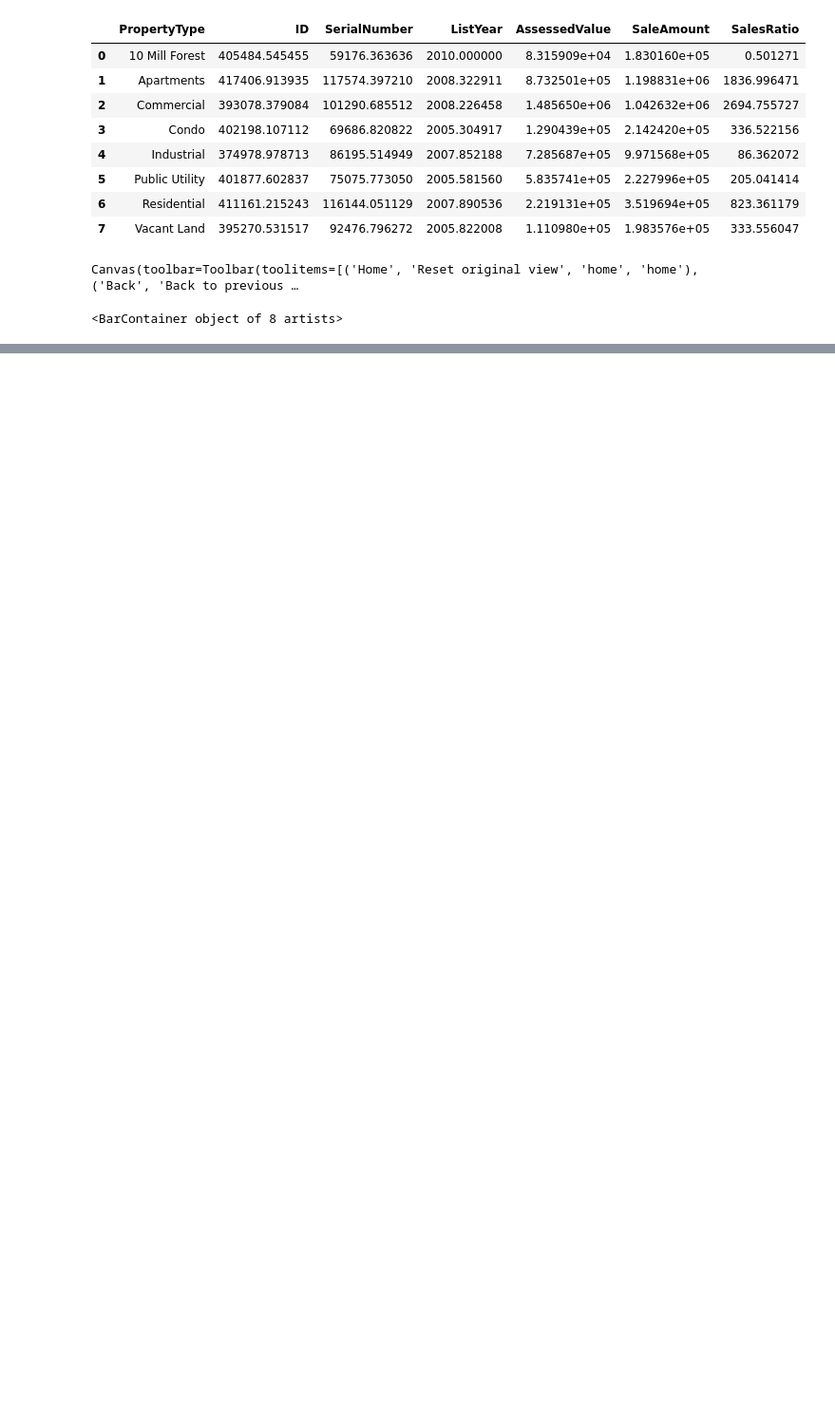
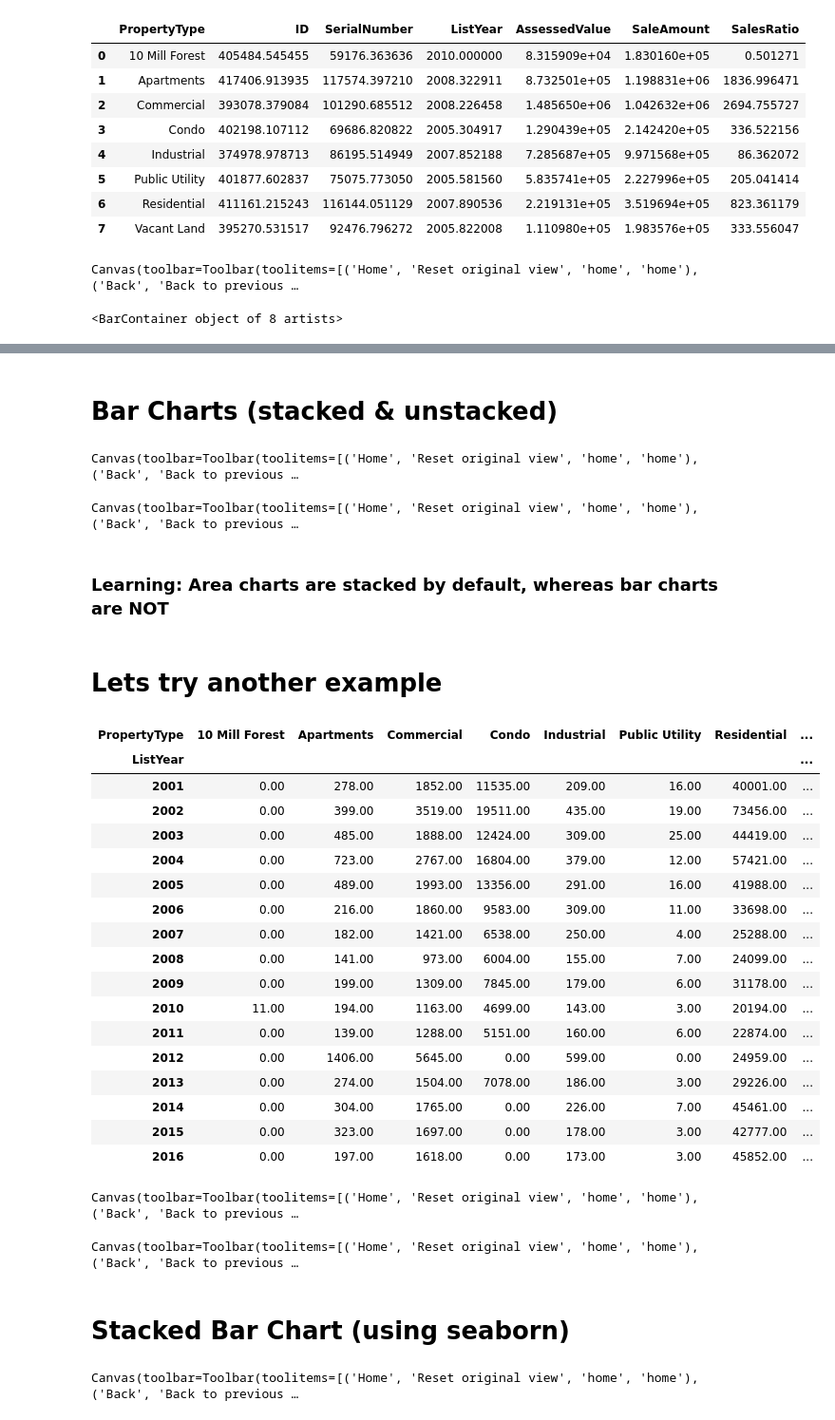
Before and after one commit to techsparksguru/data_ai_for_all, a Jupyter notebook: class8_plots/matplotlib_object_oriented.ipynb, the cells around one changed output, grey strips where cells are left out. Shown at 95% size. Saved outputs shown, nothing was run; the diff lists cells and outputs as text; code cells hidden in the pictures; blank space fills up the shorter version.

```diff
--- a/class8_plots/matplotlib_object_oriented.ipynb
+++ b/class8_plots/matplotlib_object_oriented.ipynb
@@ -29,0 +96,4 @@ Canvas(toolbar=Toolbar(toolitems=[('Home', 'Reset original view', 'home', 'home'
+# %%
+pd.set_option('display.float_format', lambda x: '%.2f' % x)
+df_group_by_year = df.groupby(['ListYear'])['SaleAmount'].sum().cumsum()
+df_group_by_year
@@ -29,0 +131,65 @@ Canvas(toolbar=Toolbar(toolitems=[('Home', 'Reset original view', 'home', 'home'
+# %% [markdown]
+# Bar Charts (stacked & unstacked)
+# %%
+# Easiest way without using matplotlib object oriented
+averages = df.groupby(['PropertyType']).mean().reset_index()
+ax = averages.plot.bar(title='Average sale by Property Type',x='PropertyType',y=['AssessedValue','SaleAmount'])
+# %% [output]
+Canvas(toolbar=Toolbar(toolitems=[('Home', 'Reset original view', 'home', 'home'), ('Back', 'Back to previous …
+# %%
+# Easiest way without using matplotlib object oriented and stacking them
+fig, ax = plt.subplots()
+averages = df.groupby(['PropertyType']).mean().reset_index()
+ax = averages.plot.bar(ax=ax, title='Average sale by Property Type',x='PropertyType',y=['AssessedValue','SaleAmount'], stacked=True)
+fig.tight_layout()
+# %% [output]
+Canvas(toolbar=Toolbar(toolitems=[('Home', 'Reset original view', 'home', 'home'), ('Back', 'Back to previous …
+# %% [markdown]
+### Learning: Area charts are stacked by default, whereas bar charts are NOT
+# %% [markdown]
+# Lets try another example
+# %%
+df_by_year_type = df.groupby(['ListYear','PropertyType']).size().unstack()
+df_by_year_type = df_by_year_type.fillna(0)
+df_by_year_type
+# %% [output]
+| PropertyType | 10 Mill Forest | Apartments | Commercial | Condo | Industrial | Public Utility | Residential | ... |
+| ListYear |  |  |  |  |  |  |  | ... |
+| 2001 | 0.00 | 278.00 | 1852.00 | 11535.00 | 209.00 | 16.00 | 40001.00 | ... |
+| 2002 | 0.00 | 399.00 | 3519.00 | 19511.00 | 435.00 | 19.00 | 73456.00 | ... |
+| 2003 | 0.00 | 485.00 | 1888.00 | 12424.00 | 309.00 | 25.00 | 44419.00 | ... |
+| 2004 | 0.00 | 723.00 | 2767.00 | 16804.00 | 379.00 | 12.00 | 57421.00 | ... |
+| 2005 | 0.00 | 489.00 | 1993.00 | 13356.00 | 291.00 | 16.00 | 41988.00 | ... |
+| 2006 | 0.00 | 216.00 | 1860.00 | 9583.00 | 309.00 | 11.00 | 33698.00 | ... |
+| 2007 | 0.00 | 182.00 | 1421.00 | 6538.00 | 250.00 | 4.00 | 25288.00 | ... |
+| 2008 | 0.00 | 141.00 | 973.00 | 6004.00 | 155.00 | 7.00 | 24099.00 | ... |
+| 2009 | 0.00 | 199.00 | 1309.00 | 7845.00 | 179.00 | 6.00 | 31178.00 | ... |
+| 2010 | 11.00 | 194.00 | 1163.00 | 4699.00 | 143.00 | 3.00 | 20194.00 | ... |
+| 2011 | 0.00 | 139.00 | 1288.00 | 5151.00 | 160.00 | 6.00 | 22874.00 | ... |
+| 2012 | 0.00 | 1406.00 | 5645.00 | 0.00 | 599.00 | 0.00 | 24959.00 | ... |
+| 2013 | 0.00 | 274.00 | 1504.00 | 7078.00 | 186.00 | 3.00 | 29226.00 | ... |
+| 2014 | 0.00 | 304.00 | 1765.00 | 0.00 | 226.00 | 7.00 | 45461.00 | ... |
+| 2015 | 0.00 | 323.00 | 1697.00 | 0.00 | 178.00 | 3.00 | 42777.00 | ... |
+| 2016 | 0.00 | 197.00 | 1618.00 | 0.00 | 173.00 | 3.00 | 45852.00 | ... |
+# %%
+fig, ax = plt.subplots()
+ax = df_by_year_type.plot.bar(ax=ax, title='Count Share by Year by Type', stacked=True)
+fig.tight_layout()
+# %% [output]
+Canvas(toolbar=Toolbar(toolitems=[('Home', 'Reset original view', 'home', 'home'), ('Back', 'Back to previous …
+# %%
+fig, ax = plt.subplots()
+ax = df_by_year_type.plot.bar(ax=ax, title='Count Share by Year by Type')
+fig.tight_layout()
+# %% [output]
+Canvas(toolbar=Toolbar(toolitems=[('Home', 'Reset original view', 'home', 'home'), ('Back', 'Back to previous …
+# %% [markdown]
+# Stacked Bar Chart (using seaborn)
+# %%
+from matplotlib.colors import ListedColormap
+import seaborn as sns
+sns.set()
+ax = df.groupby(['ListYear','PropertyType']).size().unstack().plot(kind='bar', stacked=True,colormap=ListedColormap(sns.color_palette("muted")),
+          figsize=(20,15))
+# %% [output]
+Canvas(toolbar=Toolbar(toolitems=[('Home', 'Reset original view', 'home', 'home'), ('Back', 'Back to previous …
```
Also changed, not shown: parts of 10 cells of this notebook, 1 other file.
